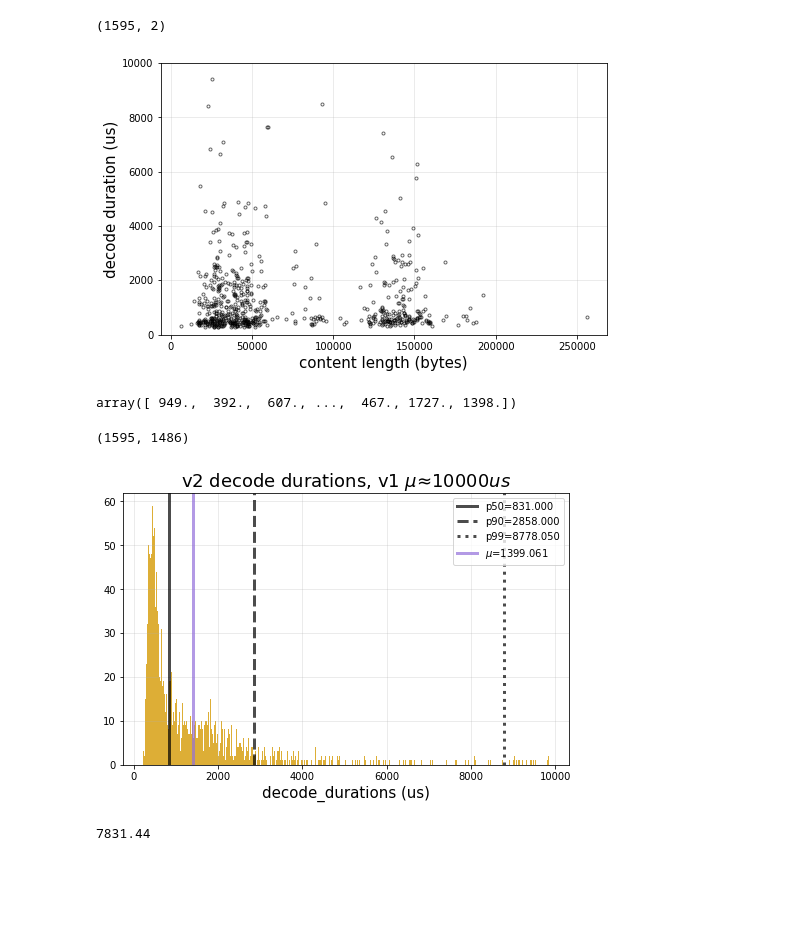
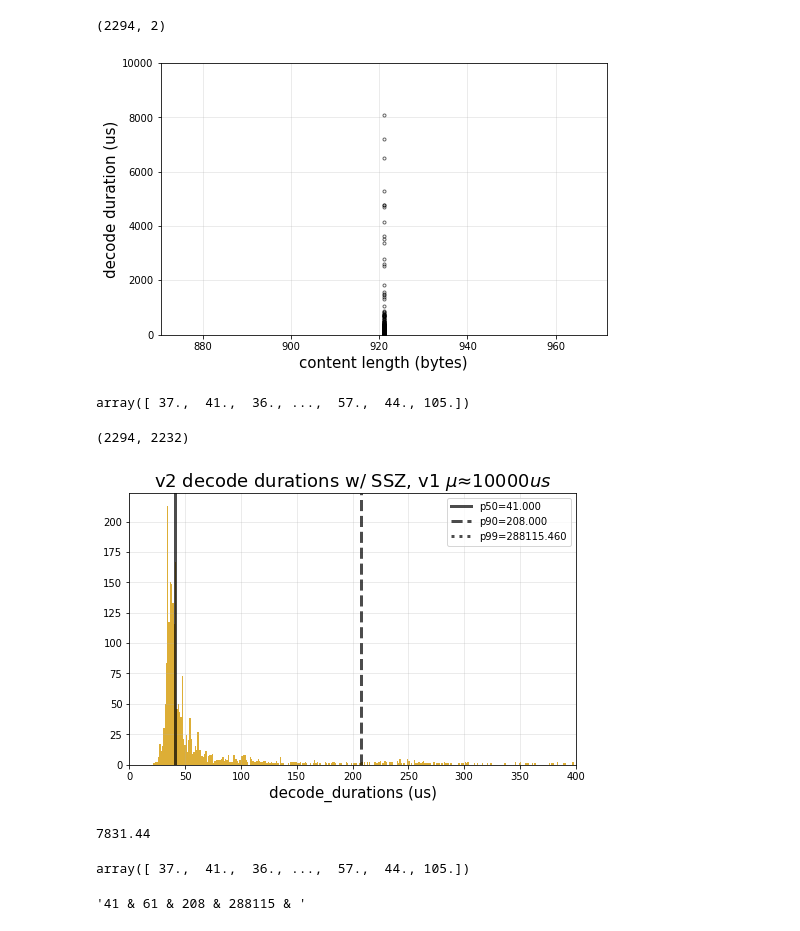
Before and after one commit to michaelneuder/relay-data, a Jupyter notebook: rsy/v2.ipynb, the cells around one changed output. Drawn from its saved outputs; the diff is of its cells as text; code cells hidden in the pictures; blank space fills up the shorter version.

```diff
--- a/rsy/v2.ipynb
+++ b/rsy/v2.ipynb
@@ -13,7 +13,7 @@ plt.rcParams['axes.titlesize'] = 18
 # %%
 client = Client(project='ultra-sound-relay')
 # %%
-start = pd.Timestamp('2023-04-25 16:10:00.000000')
+start = pd.Timestamp('2023-05-23 13:00:00.000000')
 now = pd.Timestamp.utcnow()
 start,now
 # %% [output]
@@ -36,7 +36,7 @@ for e in client.list_entries(filter_=filter_):
 res = np.asarray(res)
 res.shape
 # %% [output]
-(1595, 2)
+(2294, 2)
 # %%
 f, ax = plt.subplots(figsize=(8,5))
 
@@ -47,35 +47,48 @@ ax.set_xlabel('content length (bytes)', size=15)
 ax.set_ylabel('decode duration (us)', size=15)
 plt.show()
 # %% [output]
-[figure, old version]
+[figure, new version]
 # %%
 durs = res[:,0]
 durs[durs<10000]
 # %% [output]
-array([ 949.,  392.,  607., ...,  467., 1727., 1398.])
+array([ 37.,  41.,  36., ...,  57.,  44., 105.])
 # %%
 len(durs), len(durs[durs<10000])
 # %% [output]
-(1595, 1486)
+(2294, 2232)
 # %%
 f, ax = plt.subplots(figsize=(8,5))
 
-ax.hist(durs[durs<10000], color='goldenrod', alpha=0.9, bins=400)
+ax.hist(durs[durs<500], color='goldenrod', alpha=0.9, bins=400)
 
-percs = [(int(i*100), np.quantile(durs[durs<10000], i)) for i in [.50, .90, .99]]
+percs = [(int(i*100), np.quantile(durs, i)) for i in [.50, .90, .99]]
 linestyle = ['-', '--', ':']
 for i, v in enumerate(percs):
     ax.axvline(v[1], label='p{}={:0.3f}'.format(v[0], v[1]), color='k', linestyle=linestyle[i], linewidth=3, alpha=0.7)
-ax.axvline(durs[durs<10000].mean(), label='$\mu$={:0.3f}'.format(durs[durs<10000].mean()), color='mediumpurple', linewidth=3, alpha=0.7)
+# ax.axvline(durs.mean(), label='$\mu$={:0.3f}'.format(durs[durs<10000].mean()), color='mediumpurple', linewidth=3, alpha=0.7)
 
 ax.legend(loc=1)
 ax.set_xlabel('decode_durations (us)', size=15)
-ax.set_title('v2 decode durations, v1 $\mu ≈ 10000us$')
+ax.set_title('v2 decode durations w/ SSZ, v1 $\mu ≈ 10000us$')
 # ax.set_ylim(-10, 10000)
+ax.set_xlim(0, 400)
 plt.show()
 # %% [output]
-[figure, old version]
+[figure, new version]
 # %%
 res[:,0].per()
 # %% [output]
 7831.44
+# %%
+durs
+# %% [output]
+array([ 37.,  41.,  36., ...,  57.,  44., 105.])
+# %%
+st = ""
+for i in [50, 75, 90, 99]:
+    st += str(int(np.percentile(durs, i)))
+    st += " & "
+st
+# %% [output]
+'41 & 61 & 208 & 288115 & '
```
Also changed, not shown: parts of 2 cells of this notebook.
